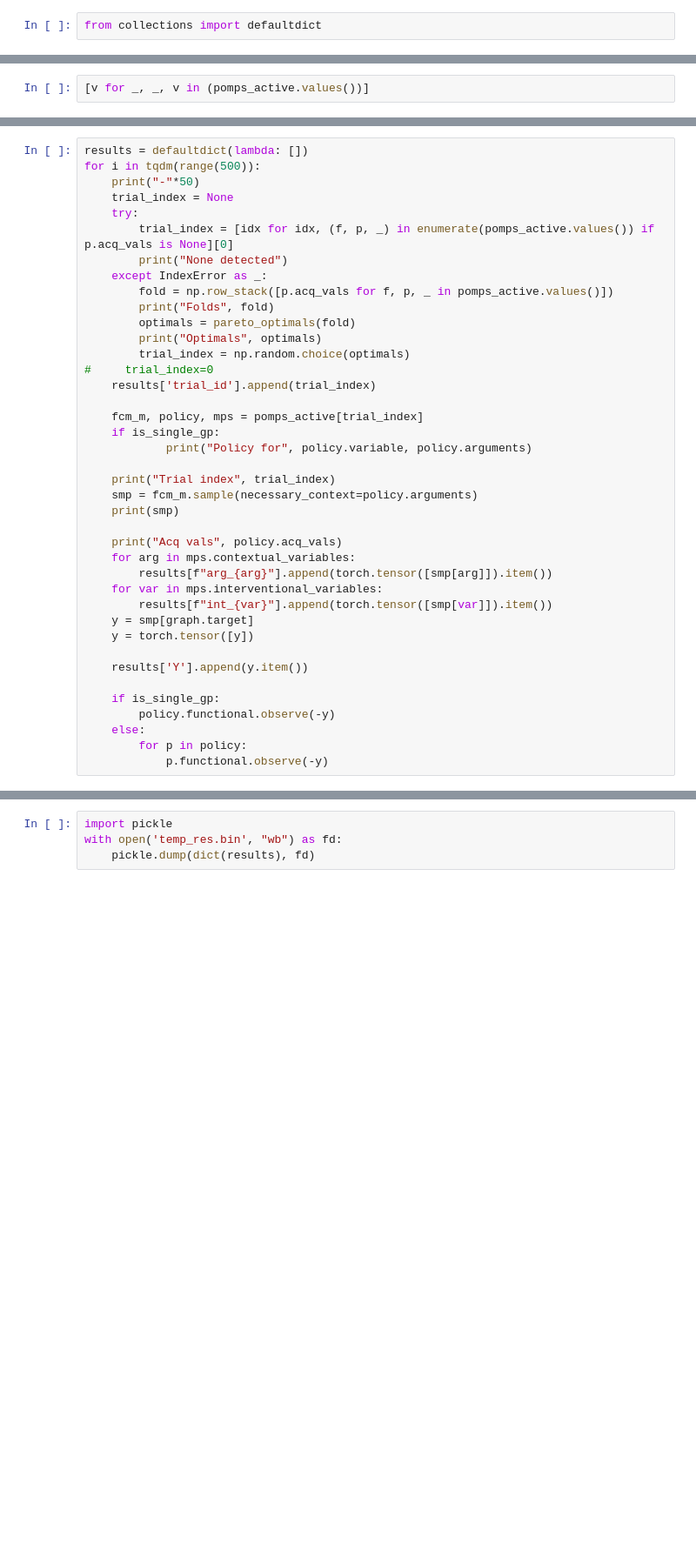
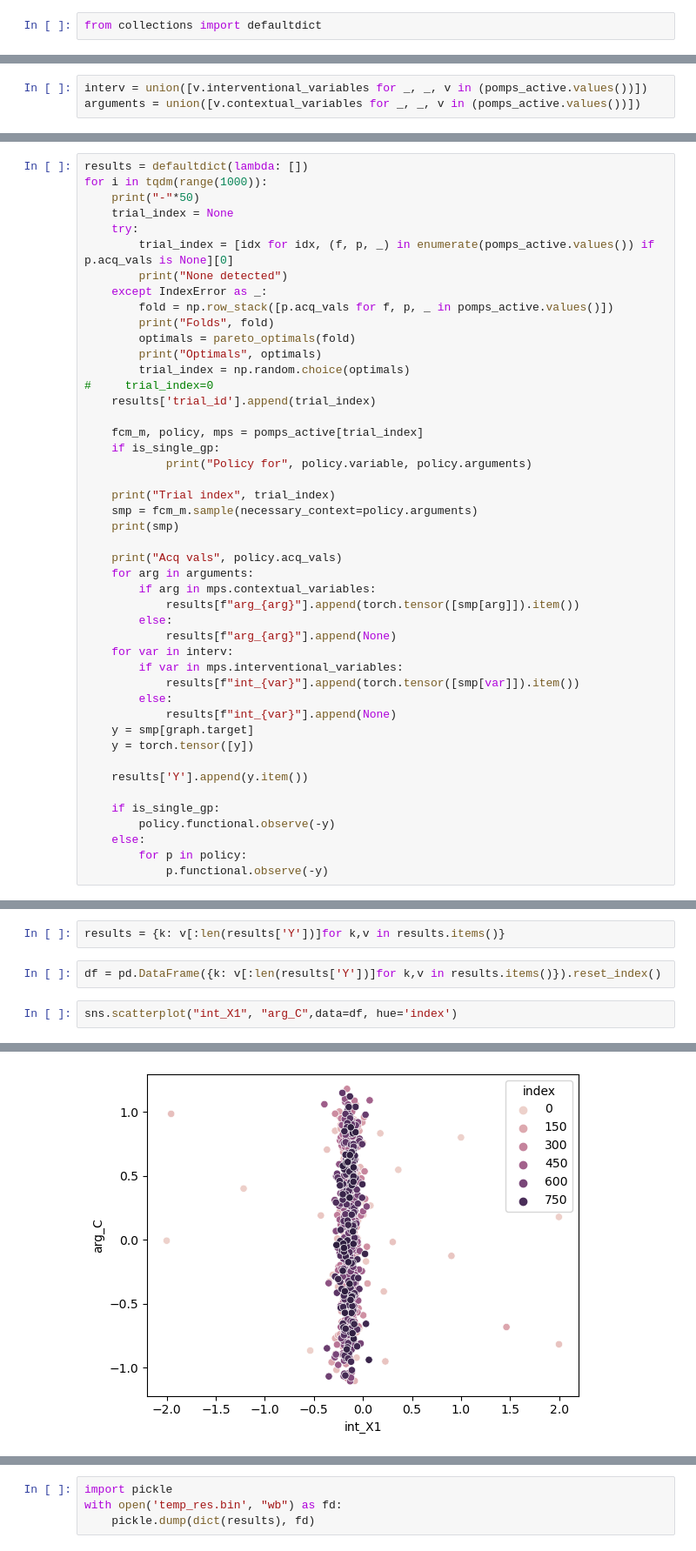
Before and after one commit to VahanArsenian/POMPSBO, a Jupyter notebook: notebooks/POMPS generation.ipynb, the cells around one changed output, grey strips where cells are left out. Shown at 87% size. Cells and saved outputs as stored; diff of their text form; blank space fills up the shorter version.

```diff
--- a/notebooks/POMPS generation.ipynb
+++ b/notebooks/POMPS generation.ipynb
@@ -185,2 +198,3 @@ list(pomps_active.values())[0][-1]
 # %%
-[v for _, _, v in (pomps_active.values())]
+interv = union([v.interventional_variables for _, _, v in (pomps_active.values())])
+arguments = union([v.contextual_variables for _, _, v in (pomps_active.values())])
@@ -189,6 +219,6 @@ list(pomps_active.values())[0][-1]
 # %%
 results = defaultdict(lambda: [])
-for i in tqdm(range(500)):
+for i in tqdm(range(1000)):
     print("-"*50)
     trial_index = None
     try:
@@ -212,10 +242,16 @@ for i in tqdm(range(500)):
     print(smp)
 
     print("Acq vals", policy.acq_vals)
-    for arg in mps.contextual_variables:
-        results[f"arg_{arg}"].append(torch.tensor([smp[arg]]).item())
-    for var in mps.interventional_variables:
-        results[f"int_{var}"].append(torch.tensor([smp[var]]).item())
+    for arg in arguments:
+        if arg in mps.contextual_variables:
+            results[f"arg_{arg}"].append(torch.tensor([smp[arg]]).item())
+        else:
+            results[f"arg_{arg}"].append(None)
+    for var in interv:
+        if var in mps.interventional_variables:
+            results[f"int_{var}"].append(torch.tensor([smp[var]]).item())
+        else:
+            results[f"int_{var}"].append(None)
     y = smp[graph.target]
     y = torch.tensor([y])
 
@@ -246,0 +290,7 @@ Acq vals [[ 1.75975132 -1.10009694 -0.01536309]]
+# %%
+results = {k: v[:len(results['Y'])]for k,v in results.items()}
+# %%
+df = pd.DataFrame({k: v[:len(results['Y'])]for k,v in results.items()}).reset_index()
+# %%
+sns.scatterplot("int_X1", "arg_C",data=df, hue='index')
+# %% [output]
@@ -246,0 +298 @@ Acq vals [[ 1.75975132 -1.10009694 -0.01536309]]
+[figure, added]
```
Also changed, not shown: parts of 29 cells of this notebook, 8 other files.
